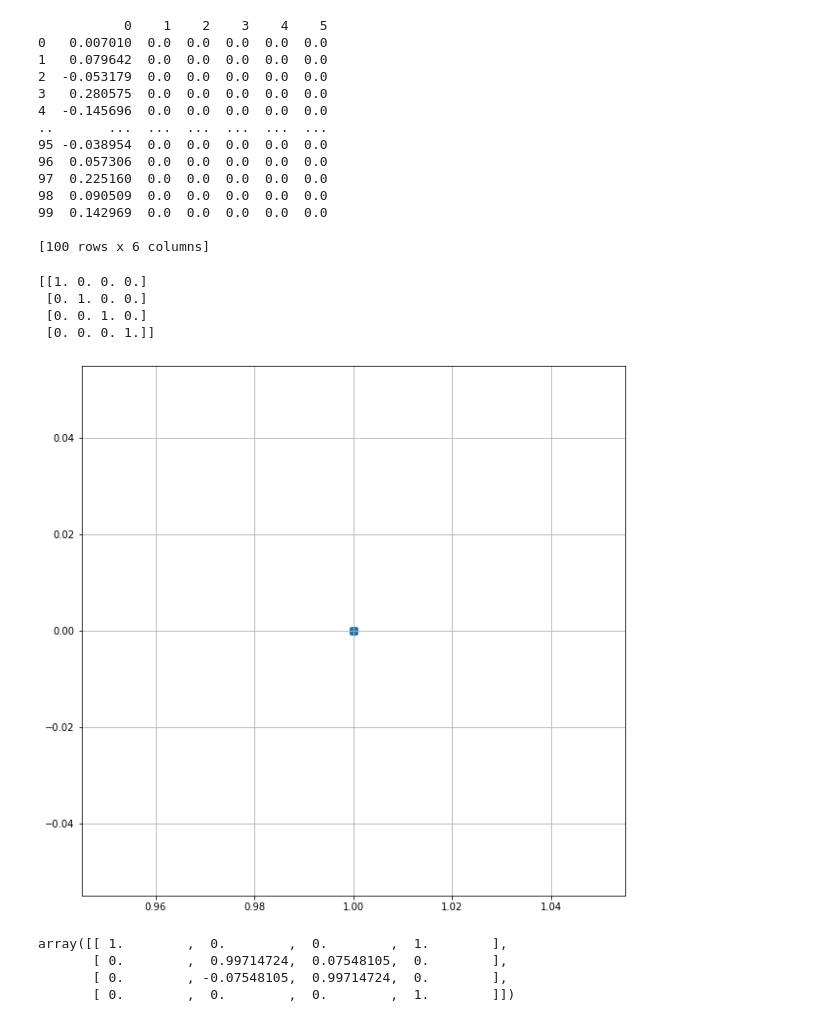
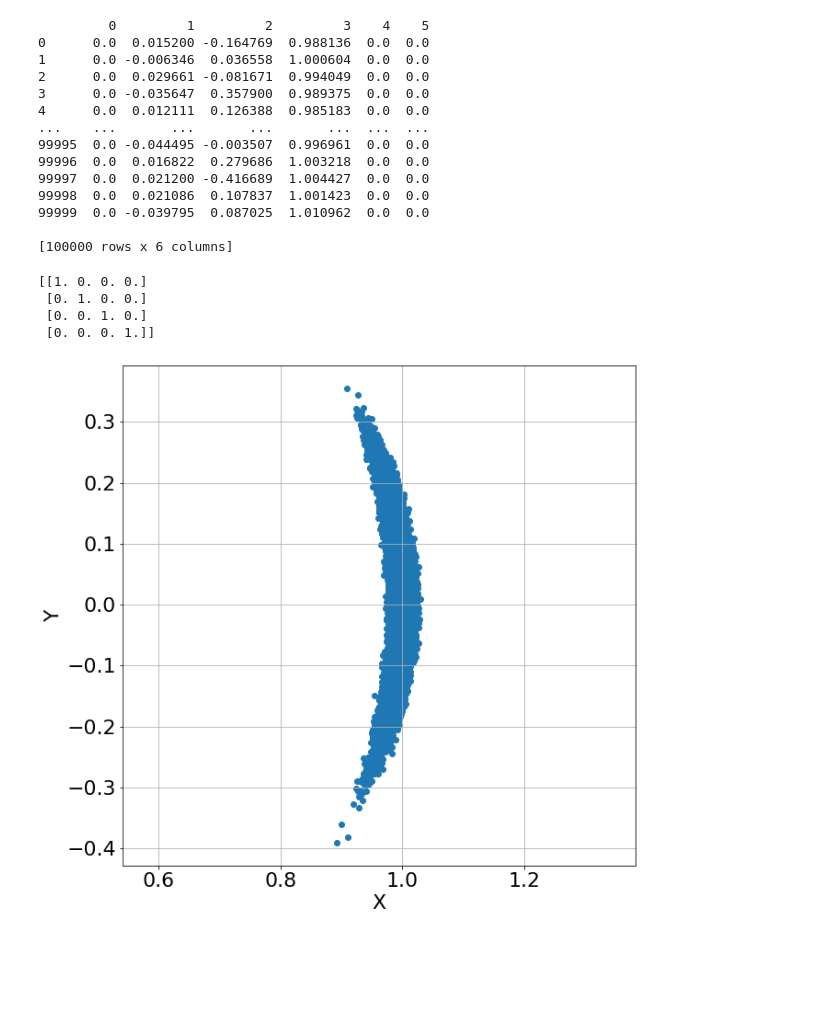
Before and after one commit to nosmokingsurfer/mrob_sandbox, a Jupyter notebook: test_sampling.ipynb, the cells around one changed output. Cells and saved outputs as stored; diff of their text form; code cells hidden in the pictures; blank space fills up the shorter version.

```diff
--- a/test_sampling.ipynb
+++ b/test_sampling.ipynb
@@ -15,28 +22,30 @@ mean = np.array(0)
 sigma = 0.03
 norm_var = scipy.stats.multivariate_normal(mean,sigma)
 # %%
-N = 100
+N = 100_000
 xi = np.zeros((N,6))
-xi[:,0] = norm_var.rvs(N)
+xi[:,1] = norm_var.rvs(N)/5
+xi[:,2] = norm_var.rvs(N)
+xi[:,3] = [1]*N + scipy.stats.multivariate_normal(0,0.00005).rvs(N)
 # %%
 df = pd.DataFrame(xi)
 # %%
 print(df)
 # %% [output]
-           0    1    2    3    4    5
-0   0.007010  0.0  0.0  0.0  0.0  0.0
-1   0.079642  0.0  0.0  0.0  0.0  0.0
-2  -0.053179  0.0  0.0  0.0  0.0  0.0
-3   0.280575  0.0  0.0  0.0  0.0  0.0
-4  -0.145696  0.0  0.0  0.0  0.0  0.0
-..       ...  ...  ...  ...  ...  ...
-95 -0.038954  0.0  0.0  0.0  0.0  0.0
-96  0.057306  0.0  0.0  0.0  0.0  0.0
-97  0.225160  0.0  0.0  0.0  0.0  0.0
-98  0.090509  0.0  0.0  0.0  0.0  0.0
-99  0.142969  0.0  0.0  0.0  0.0  0.0
+         0         1         2         3    4    5
+0      0.0  0.015200 -0.164769  0.988136  0.0  0.0
+1      0.0 -0.006346  0.036558  1.000604  0.0  0.0
+2      0.0  0.029661 -0.081671  0.994049  0.0  0.0
+3      0.0 -0.035647  0.357900  0.989375  0.0  0.0
+4      0.0  0.012111  0.126388  0.985183  0.0  0.0
+...    ...       ...       ...       ...  ...  ...
+99995  0.0 -0.044495 -0.003507  0.996961  0.0  0.0
+99996  0.0  0.016822  0.279686  1.003218  0.0  0.0
+99997  0.0  0.021200 -0.416689  1.004427  0.0  0.0
+99998  0.0  0.021086  0.107837  1.001423  0.0  0.0
+99999  0.0 -0.039795  0.087025  1.010962  0.0  0.0
 
-[100 rows x 6 columns]
+[100000 rows x 6 columns]
 # %%
 # g = sns.PairGrid(df, diag_sharey=False)
 # g.map_upper(sns.scatterplot, s=15)
@@ -55,26 +64,21 @@ propagated = []
 
 
 for i in range(len(xi)):
-    xi[i][3] = 1
-    tmp = mrob.geometry.SE3(mrob.geometry.SE3(xi[i]))
+    tmp = mrob.geometry.SE3([0,0,0,0,0,0])
+    tmp.update_rhs(xi[i])
     propagated.append(tmp)
 # %%
-%matplotlib inline
 fig = plt.figure(figsize=(10,10))
 ax = fig.add_subplot(111)
 
 poses = np.array([x.t() for x in propagated])
 poses = poses.reshape((-1,3))
 
-plt.scatter(poses[:,0],poses[:,1], lw=3)
+plt.scatter(poses[:,0],poses[:,1])
+plt.xlabel("X")
+plt.ylabel("Y")
 plt.grid()
+plt.axis('equal')
 plt.show()
 # %% [output]
-[figure, old version]
+[figure, new version]
-# %%
-propagated[0].T()
-# %% [output]
-array([[ 1.        ,  0.        ,  0.        ,  1.        ],
-       [ 0.        ,  0.99714724,  0.07548105,  0.        ],
-       [ 0.        , -0.07548105,  0.99714724,  0.        ],
-       [ 0.        ,  0.        ,  0.        ,  1.        ]])
```
Also changed, not shown: parts of 2 cells of this notebook.
